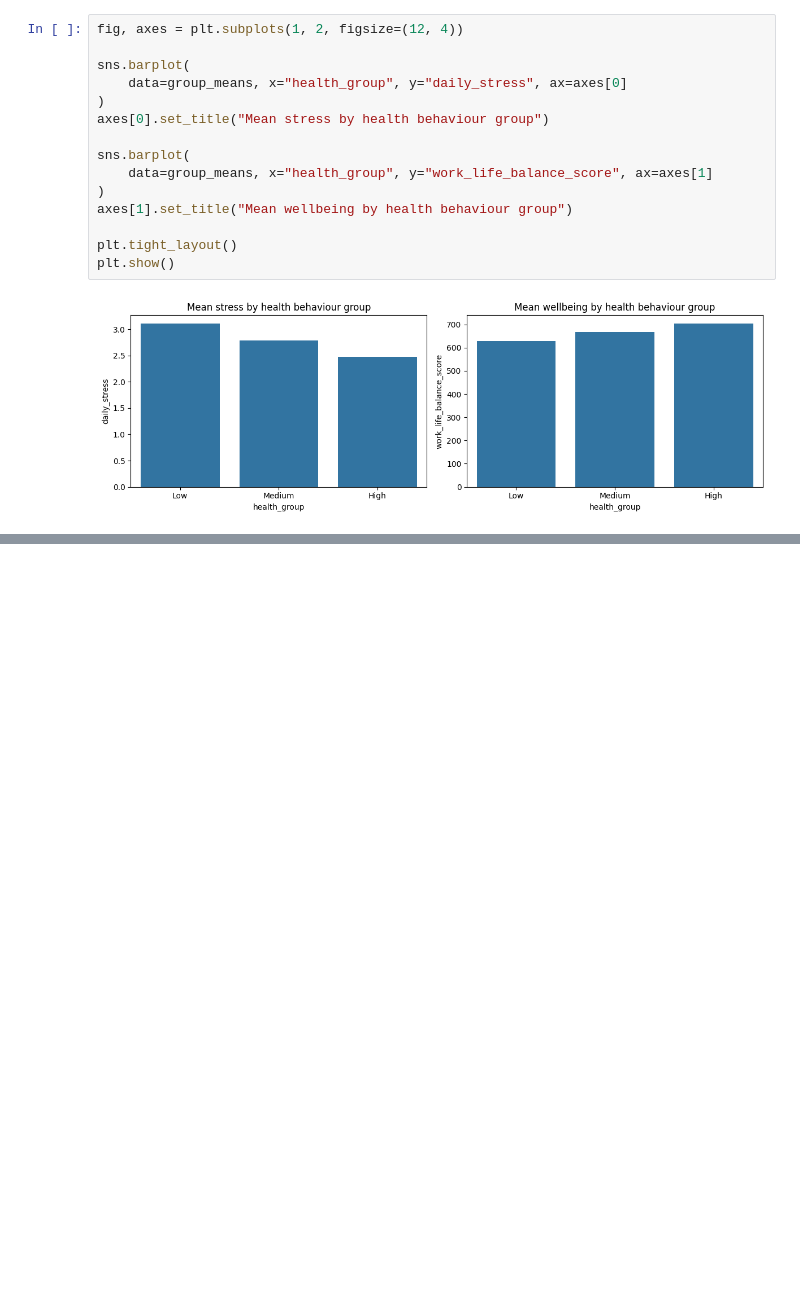
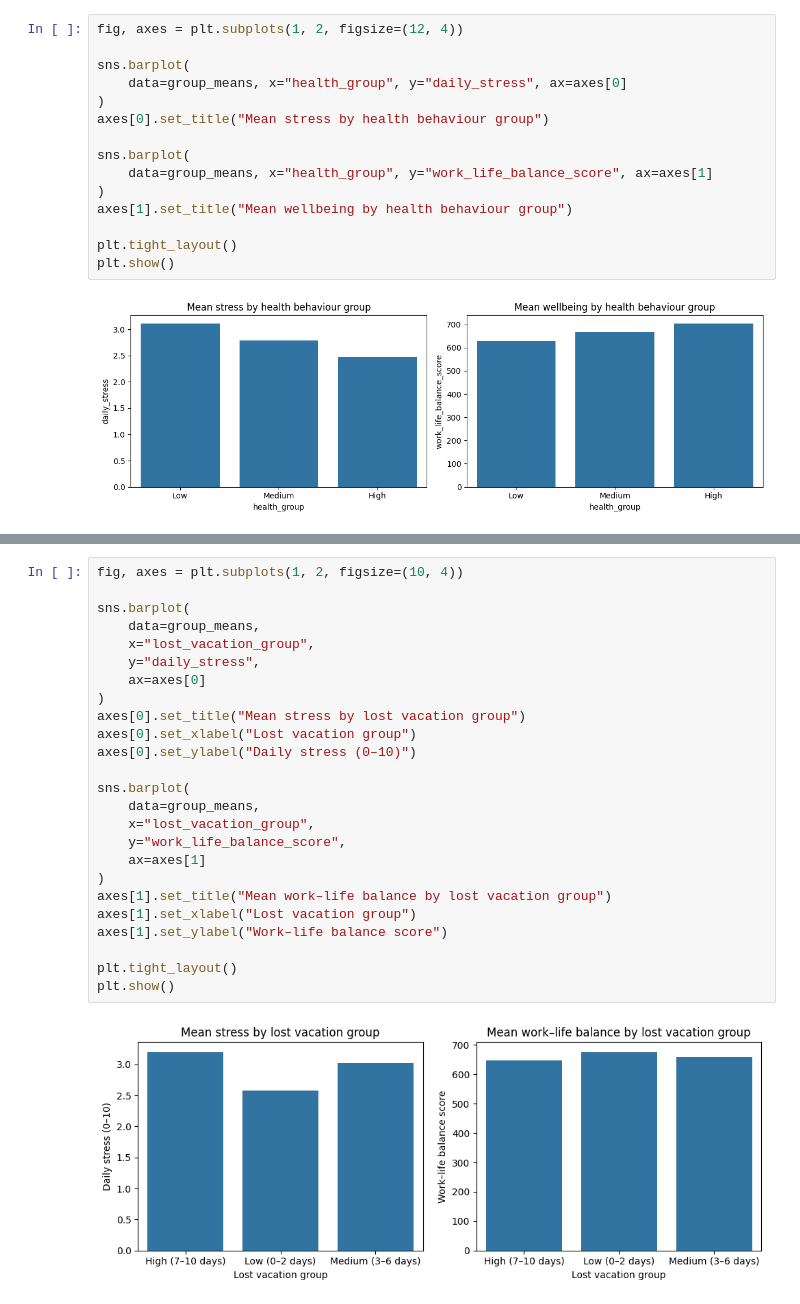
Before and after one commit to giaaxa/lifestyle_wellbeing_analysis, a Jupyter notebook: jupyter_notebooks/Data_visualizations.ipynb, the cells around one changed output, grey strips where cells are left out. Saved outputs shown, nothing was run; the diff lists cells and outputs as text; blank space fills up the shorter version.

```diff
--- a/jupyter_notebooks/Data_visualizations.ipynb
+++ b/jupyter_notebooks/Data_visualizations.ipynb
@@ -237,0 +330,27 @@ For a wellbeing programme, these behaviours are strong candidates for:
+# %%
+fig, axes = plt.subplots(1, 2, figsize=(10, 4))
+
+sns.barplot(
+    data=group_means,
+    x="lost_vacation_group",
+    y="daily_stress",
+    ax=axes[0]
+)
+axes[0].set_title("Mean stress by lost vacation group")
+axes[0].set_xlabel("Lost vacation group")
+axes[0].set_ylabel("Daily stress (0–10)")
+
+sns.barplot(
+    data=group_means,
+    x="lost_vacation_group",
+    y="work_life_balance_score",
+    ax=axes[1]
+)
+axes[1].set_title("Mean work–life balance by lost vacation group")
+axes[1].set_xlabel("Lost vacation group")
+axes[1].set_ylabel("Work–life balance score")
+
+plt.tight_layout()
+plt.show()
+# %% [output]
+[figure, added]
```
Also changed, not shown: parts of 7 cells of this notebook.
